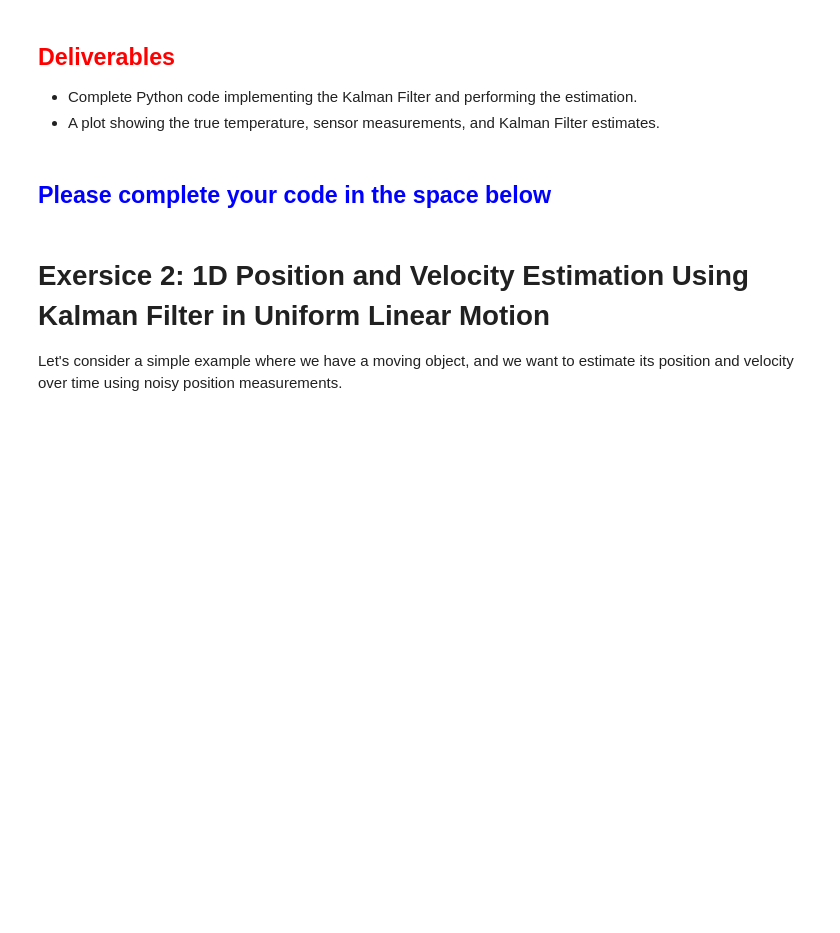
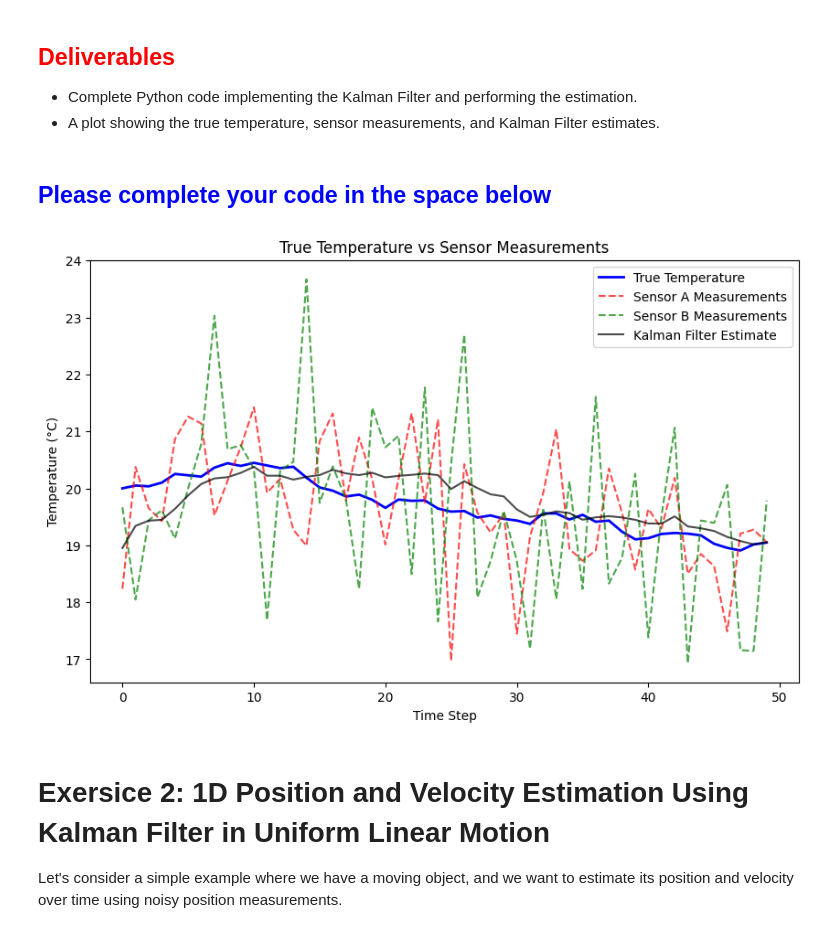
Before and after one commit to maritzabmm/Lab4, a Jupyter notebook: Lab4_Kalman_filter_group21.ipynb, the cells around one changed output. Drawn from its saved outputs; the diff is of its cells as text; code cells hidden in the pictures; blank space fills up the shorter version.

```diff
--- a/Lab4_Kalman_filter_group21.ipynb
+++ b/Lab4_Kalman_filter_group21.ipynb
@@ -425,3 +506,23 @@ plt.show()
+# %%
+plt.figure(figsize=(10, 6))
+plt.plot(true_temperature, label="True Temperature", color='blue', linewidth=2)
+plt.plot(measurements_A, label="Sensor A Measurements", color='red', linestyle='dashed', alpha=0.7)
+plt.plot(measurements_B, label="Sensor B Measurements", color='green', linestyle='dashed', alpha=0.7)
+plt.plot(time_steps, x_estimates, label="Kalman Filter Estimate", color='black', alpha=0.7)
+
+
+# Adding labels and title
+plt.title("True Temperature vs Sensor Measurements")
+plt.xlabel("Time Step")
+plt.ylabel("Temperature (°C)")
+
+# Adding a legend
+plt.legend()
+
+# Show the plot
+plt.show()
+# %% [output]
+[figure, added]
 # %% [markdown]
 # Exersice 2: 1D Position and Velocity Estimation Using Kalman Filter in Uniform Linear Motion
 
```
Also changed, not shown: parts of 10 cells of this notebook.
